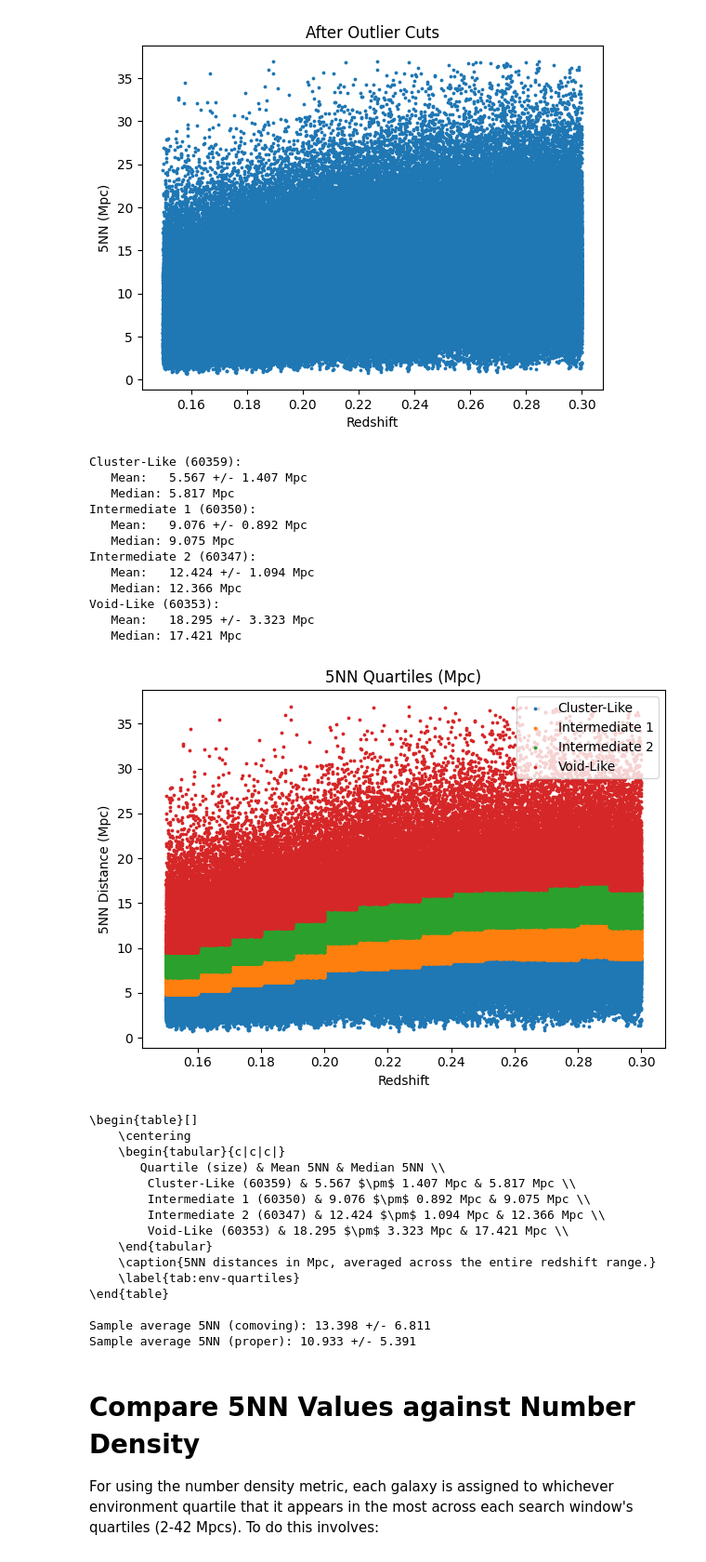
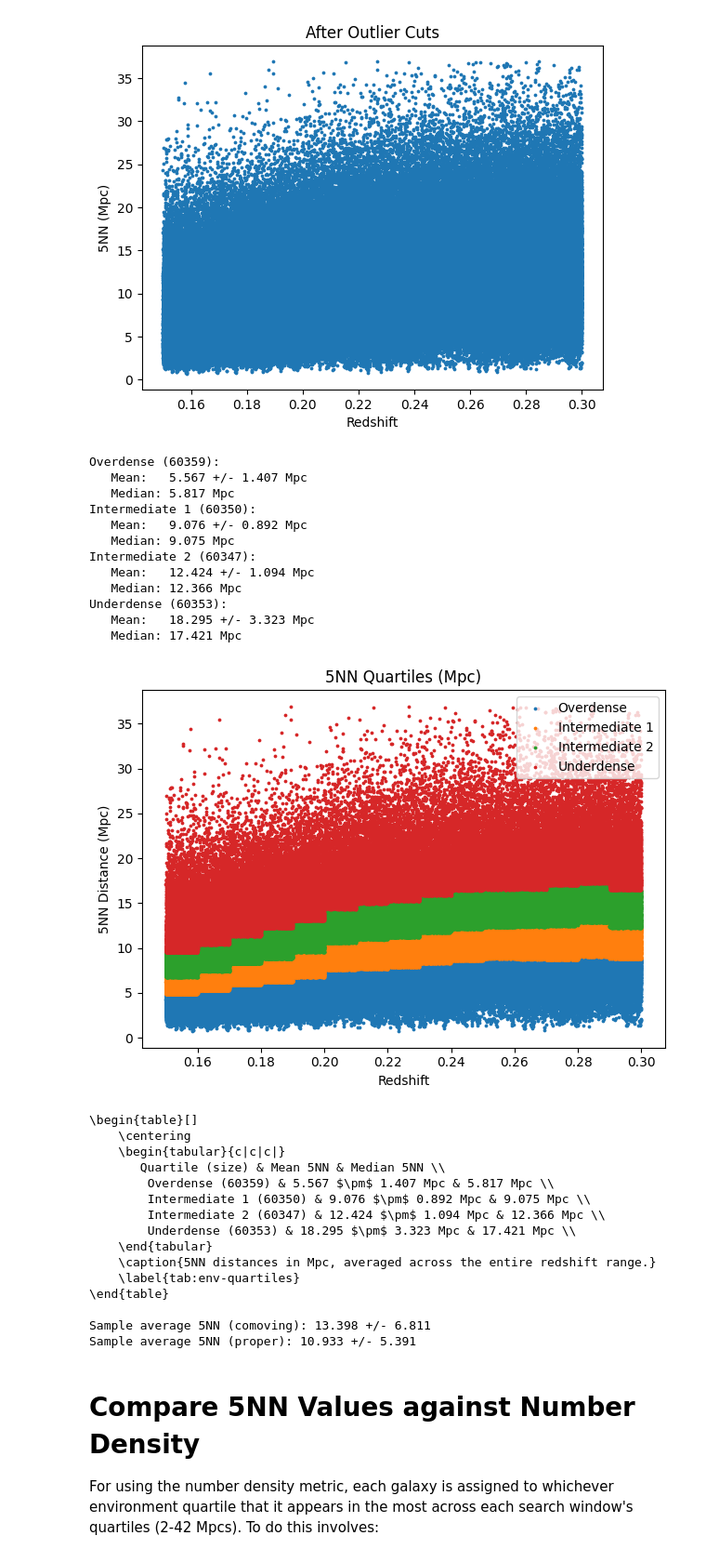
Before and after one commit to maraMaraschino/capstone-project, a Jupyter notebook: Notebooks/data_cuts_notebook.ipynb, the cells around one changed output. Shown at 93% size. Saved outputs shown, nothing was run; the diff lists cells and outputs as text; code cells hidden in the pictures.

```diff
--- a/Notebooks/data_cuts_notebook.ipynb
+++ b/Notebooks/data_cuts_notebook.ipynb
@@ -206,7 +206,7 @@ def quartiles_by_5NN(proper_5NN, z_vals, dz, alpha=1, plt_name=False, plt_title=
         q4_stds.append(np.std(q4_vals))
 
     quartile_masks = [q1_mask, q2_mask, q3_mask, q4_mask]
-    q_labels = ['Cluster-Like', 'Intermediate 1', 'Intermediate 2', 'Void-Like']
+    q_labels = ['Overdense', 'Intermediate 1', 'Intermediate 2', 'Underdense']
     means = [q1_means, q2_means, q3_means, q4_means]
     medians = [q1_medians, q2_medians, q3_medians, q4_medians]
     stds = [q1_stds, q2_stds, q3_stds, q4_stds]
@@ -278,44 +278,44 @@ index_5nn = np.full(len(proper_5NN), -1)
 
 index_5nn[q1] = 0
 index_5nn[q2] = 1
 index_5nn[q3] = 2
 index_5nn[q4] = 3
 
 
 # Create LaTeX table
 _m, _ql = quartiles_by_5NN(
     proper_5NN,
     z_vals,
     0.01,
     1,
     print_table=True
 )
 #quartile_masks, q_labels = environment_quartiles(comoving_5NN, print_table=False)
 
 print(f"Sample average 5NN (comoving): {np.mean(comoving_5NN):.3f} +/- {np.std(comoving_5NN):.3f}")
 print(f"Sample average 5NN (proper): {np.mean(proper_5NN):.3f} +/- {np.std(proper_5NN):.3f}")
 # %% [output]
-Cluster-Like (60359):
+Overdense (60359):
    Mean:   5.567 +/- 1.407 Mpc
    Median: 5.817 Mpc
 Intermediate 1 (60350):
    Mean:   9.076 +/- 0.892 Mpc
    Median: 9.075 Mpc
 Intermediate 2 (60347):
    Mean:   12.424 +/- 1.094 Mpc
    Median: 12.366 Mpc
-Void-Like (60353):
+Underdense (60353):
    Mean:   18.295 +/- 3.323 Mpc
    Median: 17.421 Mpc
-[figure, old version]
+[figure, new version]
 \begin{table}[]
     \centering
     \begin{tabular}{c|c|c|}
        Quartile (size) & Mean 5NN & Median 5NN \\
-        Cluster-Like (60359) & 5.567 $\pm$ 1.407 Mpc & 5.817 Mpc \\
+        Overdense (60359) & 5.567 $\pm$ 1.407 Mpc & 5.817 Mpc \\
         Intermediate 1 (60350) & 9.076 $\pm$ 0.892 Mpc & 9.075 Mpc \\
         Intermediate 2 (60347) & 12.424 $\pm$ 1.094 Mpc & 12.366 Mpc \\
-        Void-Like (60353) & 18.295 $\pm$ 3.323 Mpc & 17.421 Mpc \\
+        Underdense (60353) & 18.295 $\pm$ 3.323 Mpc & 17.421 Mpc \\
     \end{tabular}
     \caption{5NN distances in Mpc, averaged across the entire redshift range.}
     \label{tab:env-quartiles}
```
Also changed, not shown: parts of 6 cells of this notebook, 1 other file.
